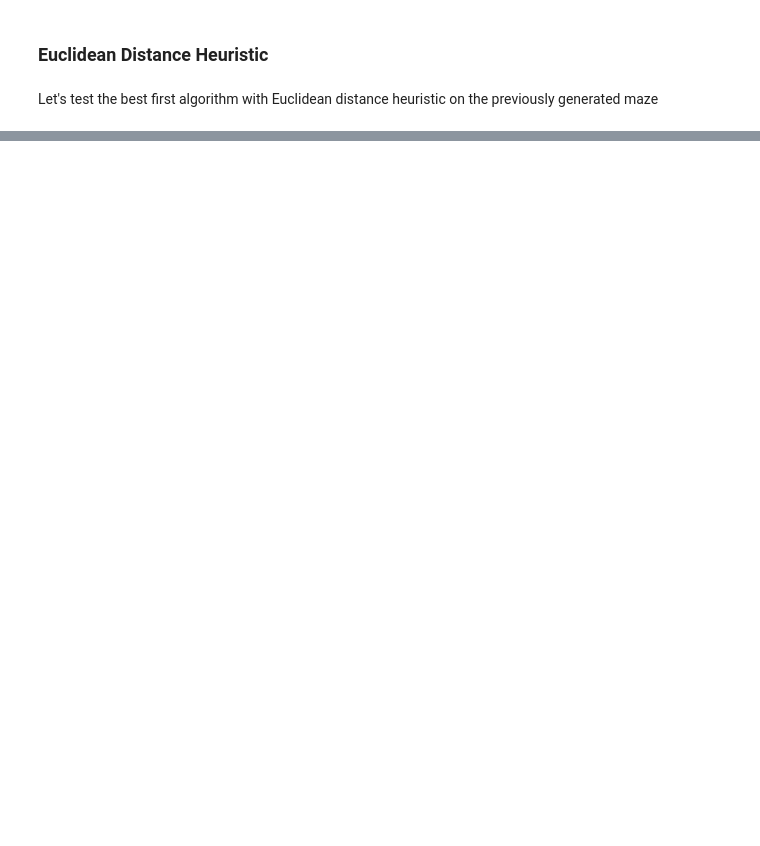
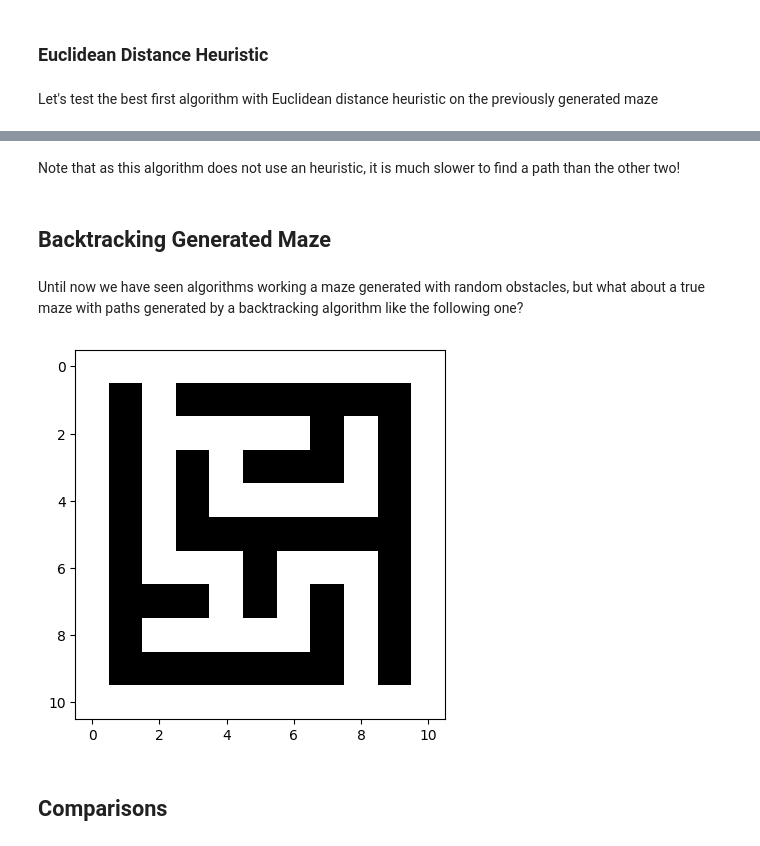
Before and after one commit to CarlinoCalogero/univaq-ase-caianiello-ai-assignments, a Jupyter notebook: assignment_1/code/notebook.ipynb, the cells around one changed output, grey strips where cells are left out. Drawn from its saved outputs; the diff is of its cells as text; code cells hidden in the pictures; blank space fills up the shorter version.

```diff
--- a/assignment_1/code/notebook.ipynb
+++ b/assignment_1/code/notebook.ipynb
@@ -89,0 +179,14 @@ AttributeError: module 'heuristics.euclidean' has no attribute 'manhattan_distan
+# %% [markdown]
+Note that as this algorithm does not use an heuristic, it is much slower to find a path than the other two!
+# %% [markdown]
+## Backtracking Generated Maze
+# %% [markdown]
+Until now we have seen algorithms working a maze generated with random obstacles, but what about a true maze with paths generated by a backtracking algorithm like the following one?
+# %%
+backtracking_generated_maze = backtracking.create_maze(HEIGHT, WIDTH)
+plt.imshow(backtracking_generated_maze.maze, cmap='gray')
+plt.show()
+# %% [output]
+[figure, added]
+# %% [markdown]
+## Comparisons
```
Also changed, not shown: parts of 19 cells of this notebook.
